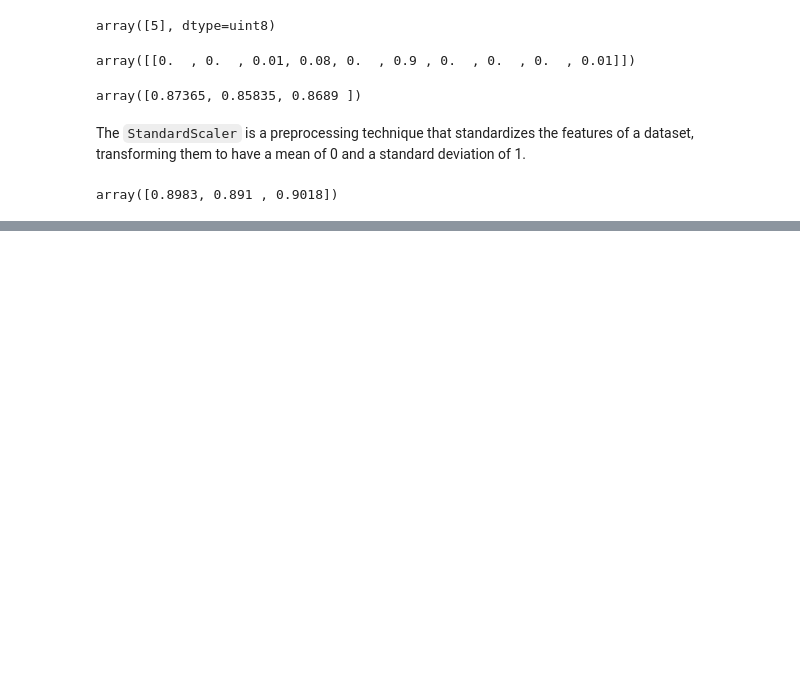
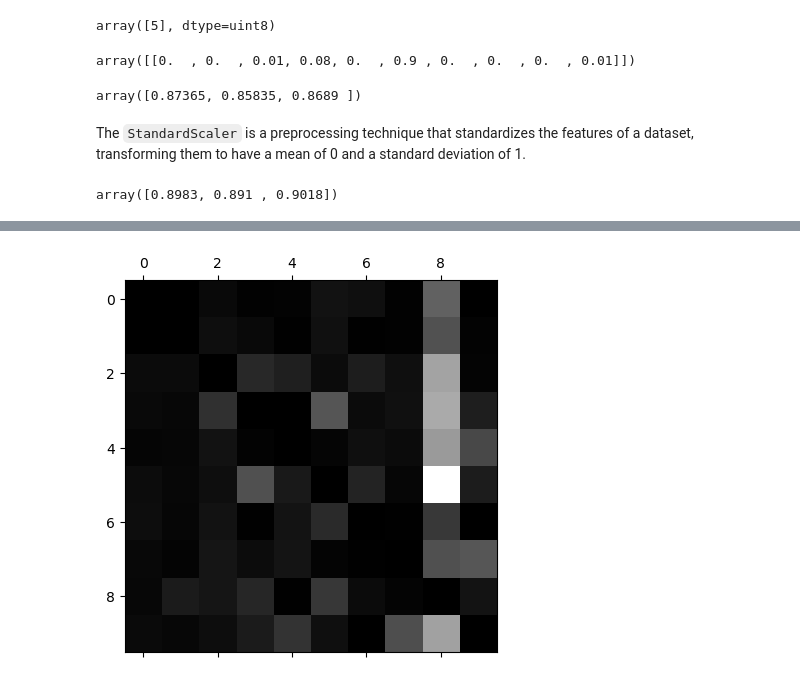
Before and after one commit to Ivan-Grigorev/Hands_On_ML, a Jupyter notebook: chapter_03.ipynb, the cells around one changed output, grey strips where cells are left out. Saved outputs shown, nothing was run; the diff lists cells and outputs as text; code cells hidden in the pictures; blank space fills up the shorter version.

```diff
--- a/chapter_03.ipynb
+++ b/chapter_03.ipynb
@@ -634,0 +664,9 @@ array([0.8983, 0.891 , 0.9018])
+# %%
+row_sums = conf_m.sum(axis=1, keepdims=True)  # count the total number of images
+norm_conf_m = conf_m / row_sums  # divide matrix values by class-specific numbers
+# %%
+np.fill_diagonal(norm_conf_m, 0)
+plt.matshow(norm_conf_m, cmap=plt.cm.gray)
+plt.show()
+# %% [output]
+[figure, added]
```
Also changed, not shown: parts of 6 cells of this notebook.
